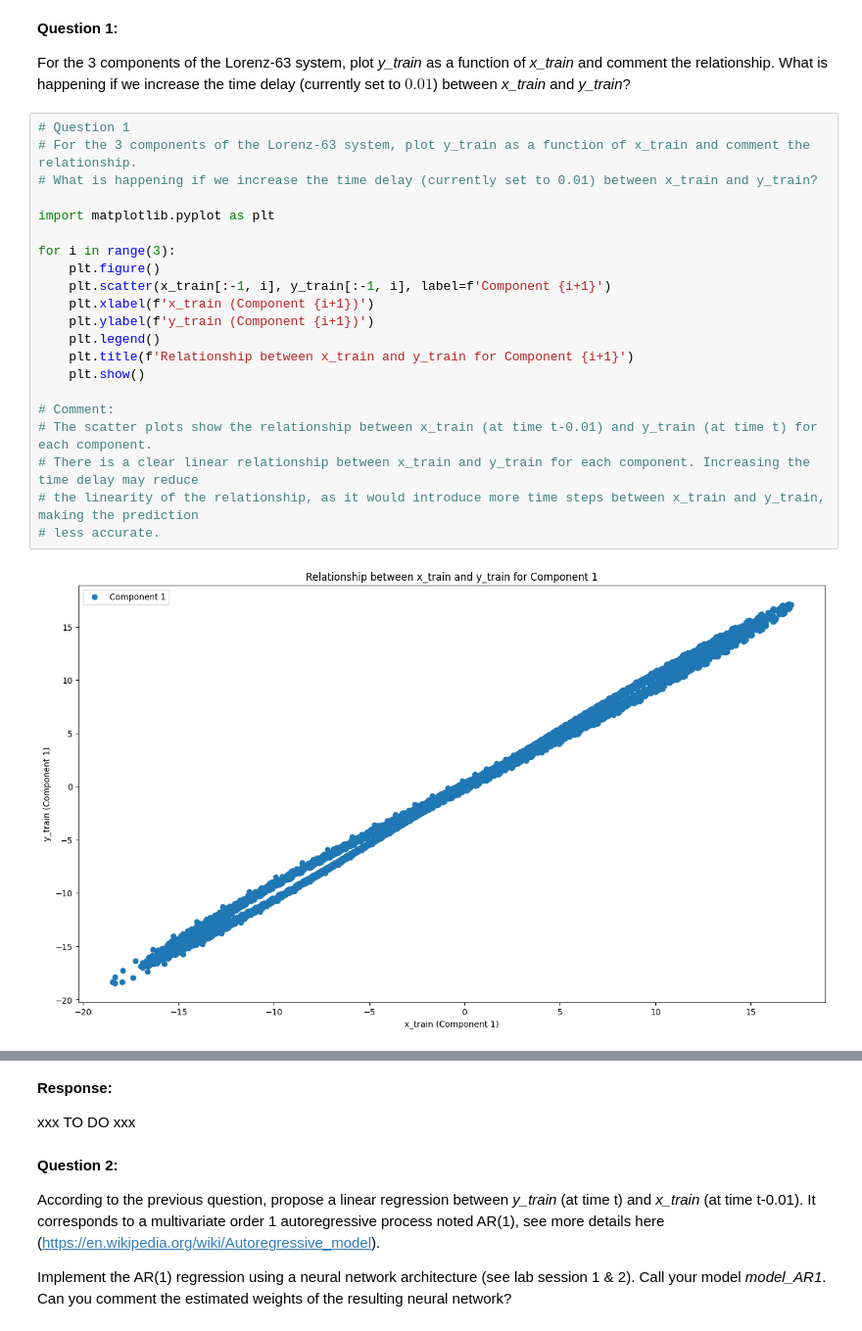
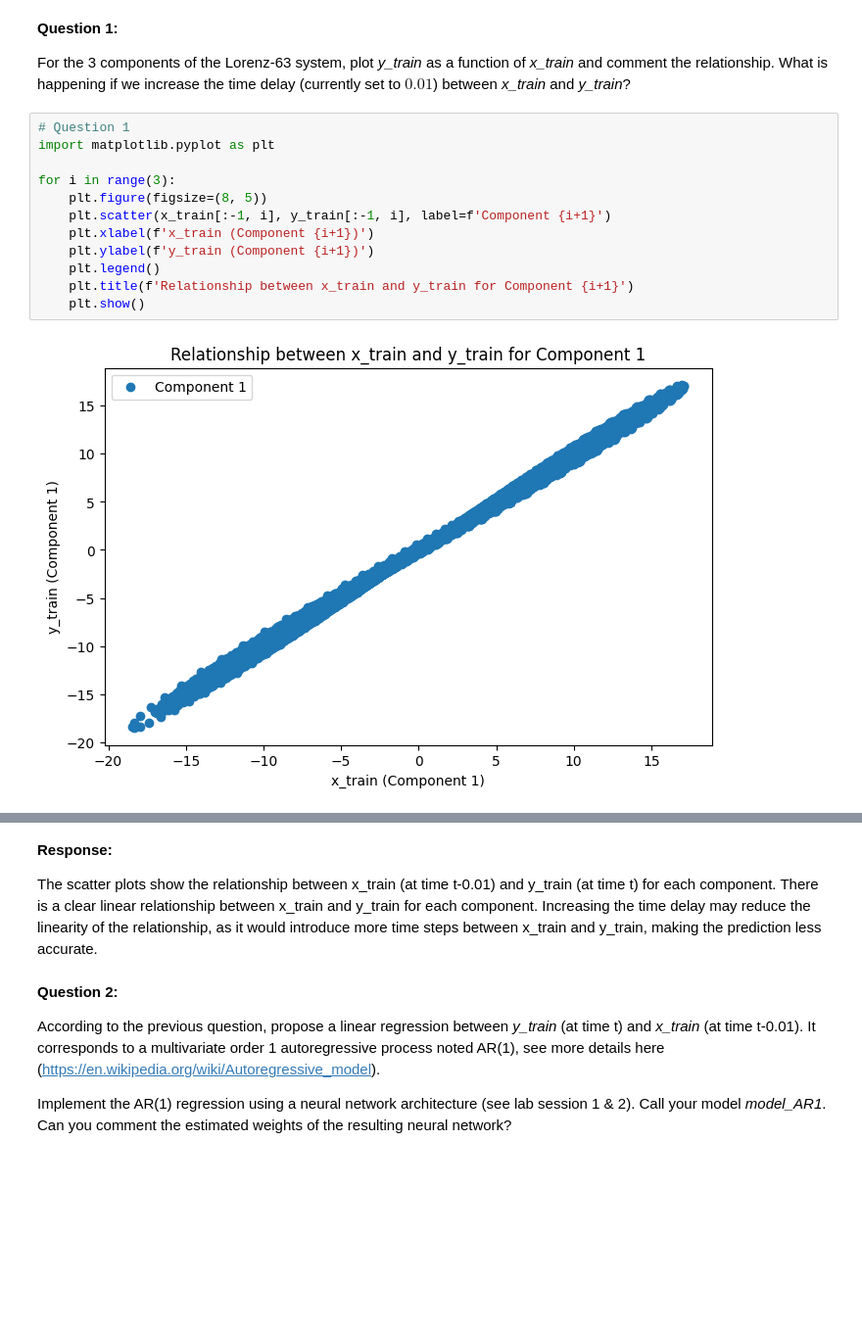
Before and after one commit to sastelvio/Data_Science_Classes, a Jupyter notebook: LabSession6_RNN_L63_SastelvioMANUEL.ipynb, the cells around one changed output, grey strips where cells are left out. Shown: that part at 98% size. Saved outputs shown, nothing was run; the diff lists cells and outputs as text; blank space fills up the shorter version.

```diff
--- a/LabSession6_RNN_L63_SastelvioMANUEL.ipynb
+++ b/LabSession6_RNN_L63_SastelvioMANUEL.ipynb
@@ -121,24 +121,15 @@ y_test = x[T_train+2:,]
 For the 3 components of the Lorenz-63 system, plot *y_train* as a function of *x_train* and comment the relationship. What is happening if we increase the time delay (currently set to $0.01$) between *x_train* and *y_train*?
 # %%
 # Question 1
-# For the 3 components of the Lorenz-63 system, plot y_train as a function of x_train and comment the relationship.
-# What is happening if we increase the time delay (currently set to 0.01) between x_train and y_train?
-
 import matplotlib.pyplot as plt
 
 for i in range(3):
-    plt.figure()
+    plt.figure(figsize=(8, 5))
     plt.scatter(x_train[:-1, i], y_train[:-1, i], label=f'Component {i+1}')
     plt.xlabel(f'x_train (Component {i+1})')
     plt.ylabel(f'y_train (Component {i+1})')
     plt.legend()
     plt.title(f'Relationship between x_train and y_train for Component {i+1}')
     plt.show()
-
-# Comment:
-# The scatter plots show the relationship between x_train (at time t-0.01) and y_train (at time t) for each component.
-# There is a clear linear relationship between x_train and y_train for each component. Increasing the time delay may reduce
-# the linearity of the relationship, as it would introduce more time steps between x_train and y_train, making the prediction
-# less accurate.
 # %% [output]
-[figure, old version]
+[figure, new version]
@@ -147,7 +138,7 @@ for i in range(3):
-# %% [markdown]
-**Response:**
-
-xxx TO DO xxx
+# %% [markdown]
+**Response:**
+
+The scatter plots show the relationship between x_train (at time t-0.01) and y_train (at time t) for each component. There is a clear linear relationship between x_train and y_train for each component. Increasing the time delay may reduce the linearity of the relationship, as it would introduce more time steps between x_train and y_train, making the prediction less accurate.
 # %% [markdown]
 **Question 2:**
 
```
Also changed, not shown: parts of 15 cells of this notebook.
